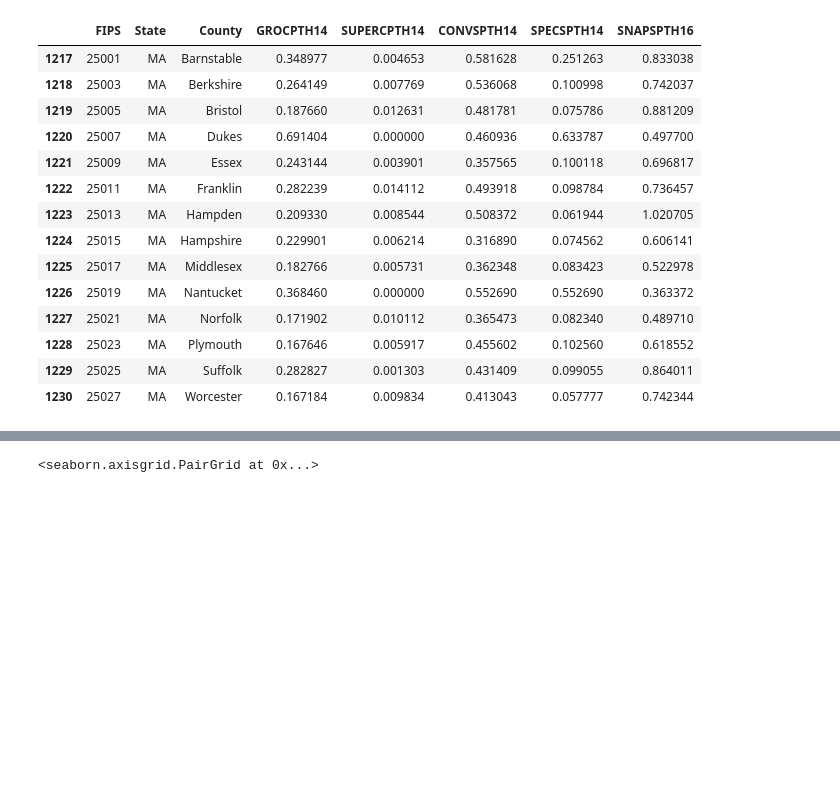
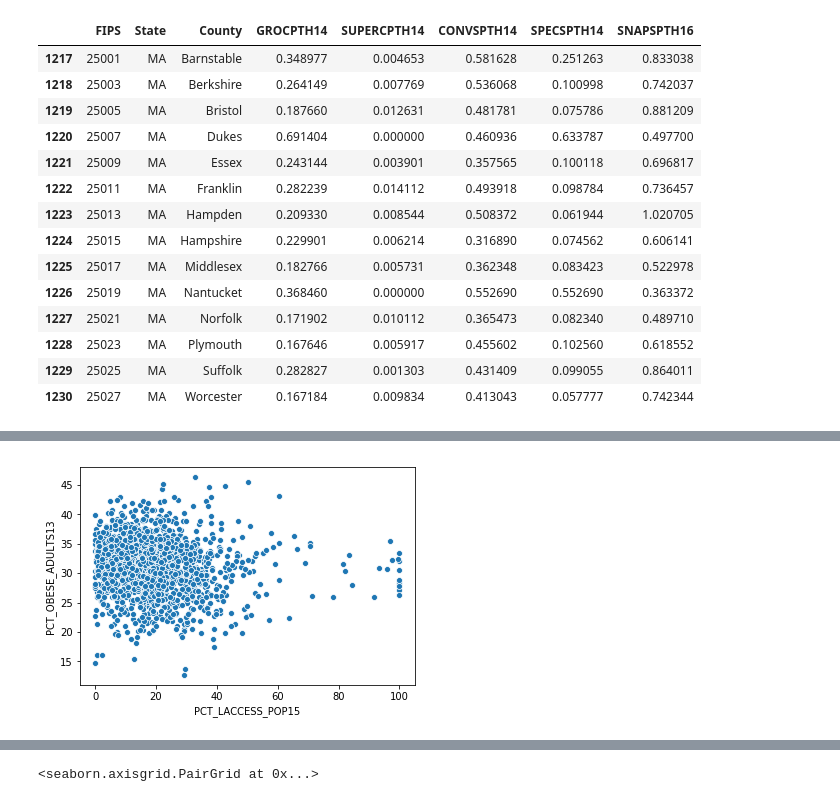
Before and after one commit to rserur/food-atlas-viz-app, a Jupyter notebook: rebecca_notebook.ipynb, the cells around one changed output, grey strips where cells are left out. Saved outputs shown, nothing was run; the diff lists cells and outputs as text; code cells hidden in the pictures; blank space fills up the shorter version.

Commit message:
did initial model for MA and EDA on all data

```diff
--- a/rebecca_notebook.ipynb
+++ b/rebecca_notebook.ipynb
@@ -175,0 +404,4 @@ dtype: object
+# %%
+plot = sns.scatterplot(x="PCT_LACCESS_POP15", y="PCT_OBESE_ADULTS13", data=df)
+# %% [output]
+[figure, added]
```
Also changed, not shown: parts of 32 cells of this notebook.
